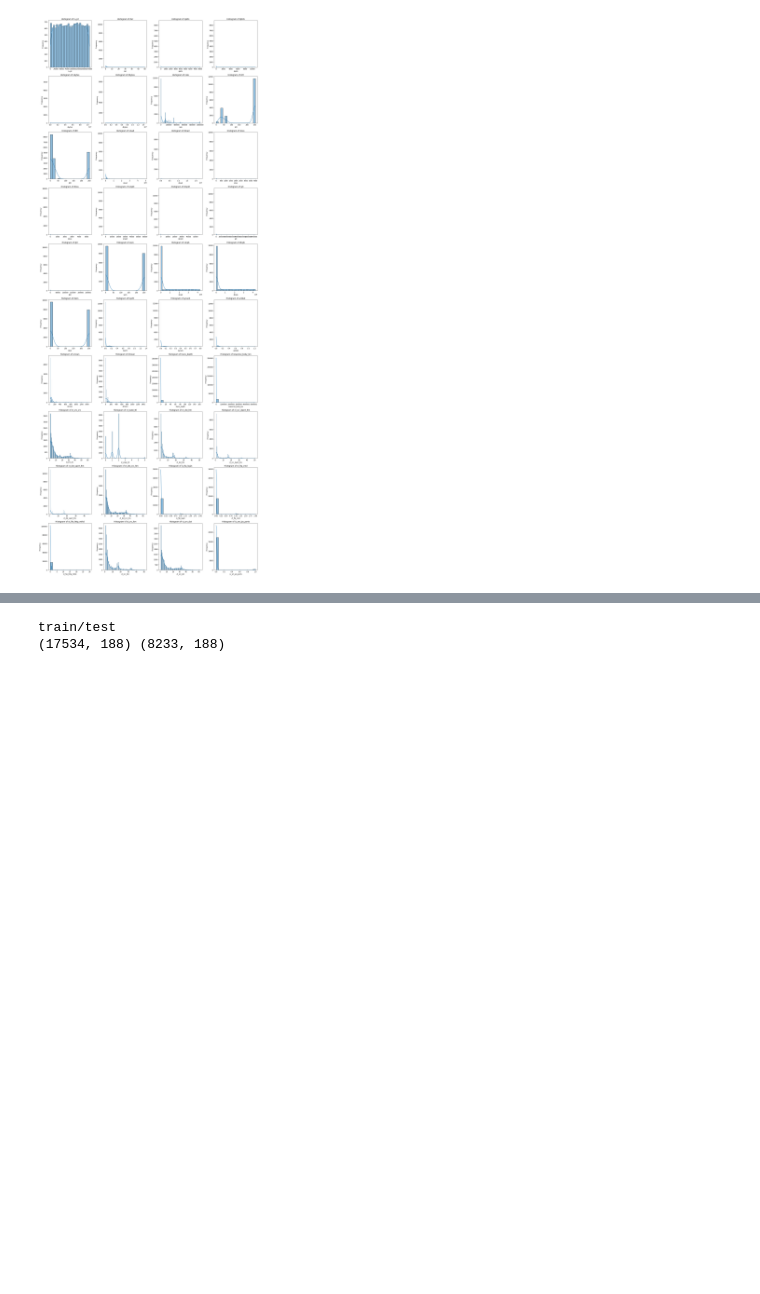
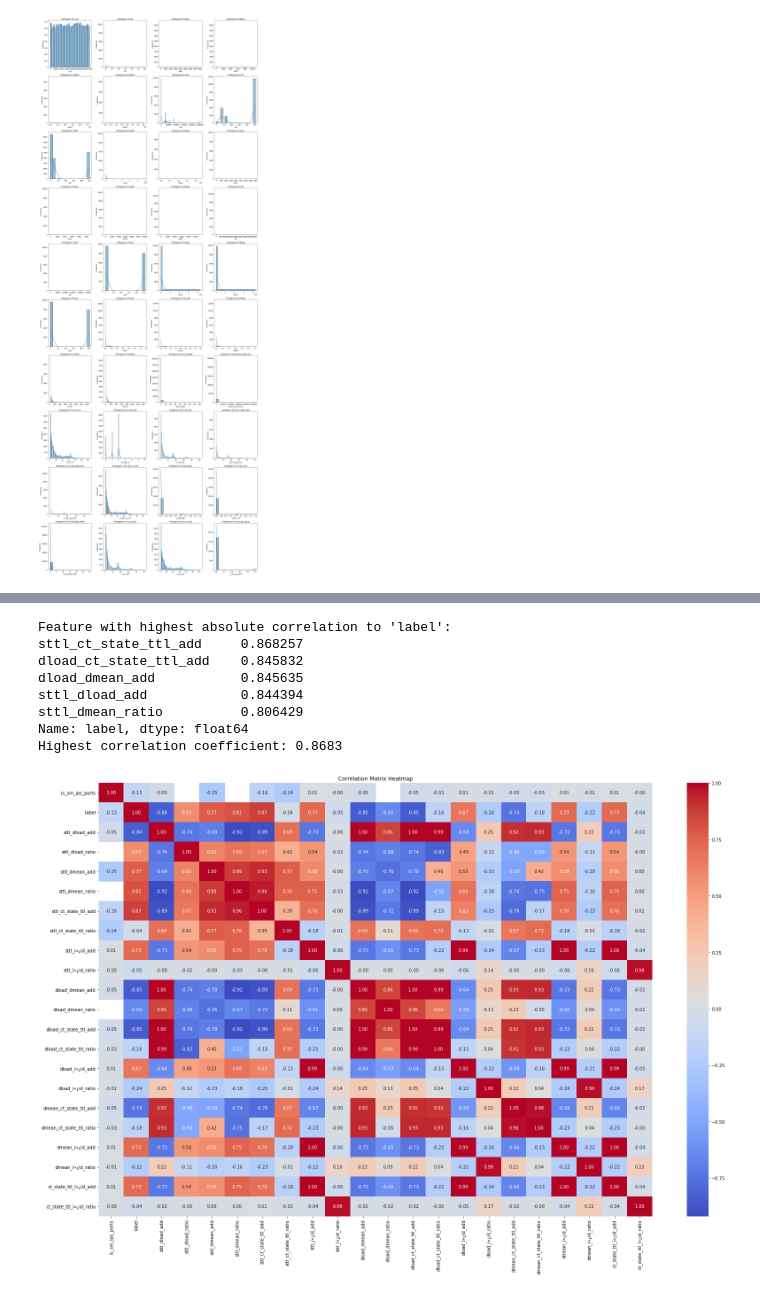
Before and after one commit to Saltizm/Data-mining-group-project, a Jupyter notebook: code.ipynb, the cells around one changed output, grey strips where cells are left out. Saved outputs shown, nothing was run; the diff lists cells and outputs as text; code cells hidden in the pictures; blank space fills up the shorter version.

```diff
--- a/code.ipynb
+++ b/code.ipynb
@@ -503,18 +503,53 @@ Highest correlation coefficient: 0.7278
-# %%
-# one hot encoding
-
-# Combine train and test data for consistent one-hot encoding
-combined_x = pd.concat([binned_x_train, binned_x_test], ignore_index=True)
-
-encoded_combined_x = combined_x.copy()
-for col in non_numerical_cols:
-    encoded_combined_x = col_encoder(encoded_combined_x, col)
-
-# Split back into train and test
-encoded_x_train = encoded_combined_x.iloc[:len(binned_x_train)].copy()
-encoded_x_test = encoded_combined_x.iloc[len(binned_x_train):].copy()
-
-risky_show_shape(encoded_x_train,encoded_x_test)
-# %% [output]
-train/test
-(17534, 188) (8233, 188)
+# %%
+from itertools import combinations
+
+pairs = combinations(top5_features.index, 2)
+
+# Initialize temp with numerical columns from train. Correcting the TypeError here.
+temp = train.select_dtypes(include=[np.number]).copy() # Use .copy() to avoid SettingWithCopyWarning later if modifying
+
+for pair in pairs:
+    feature1, feature2 = pair
+
+    add_trans = Add_feature(feature1, feature2)
+    ratio_trans = Ratio_feature(feature1, feature2)
+
+    # Apply Add_feature and rename the new column to be unique
+    transformed_add = add_trans.fit_transform(temp.copy()) # Use a copy to prevent in-place modification within transformer's fit_transform
+    add_feature_name = f'{feature1}_{feature2}_add'
+    temp[add_feature_name] = transformed_add['new_feature']
+
+    # Apply Ratio_feature and rename the new column to be unique
+    transformed_ratio = ratio_trans.fit_transform(temp.copy()) # Use a copy
+    ratio_feature_name = f'{feature1}_{feature2}_ratio'
+    temp[ratio_feature_name] = transformed_ratio['new_feature']
+
+# After generating all new features, drop the original top5_features columns
+# Correcting the inplace=True issue: assign the result back to temp.
+# Use list() for columns and errors='ignore' to handle cases where top5_features.index might contain columns not in temp.
+temp = temp.drop(columns=numerical_cols[:-1], errors='ignore')
+
+# plot a coefficient matrix for temp
+temp_corr_matrix = temp.corr()
+
+# 3. Plot the heatmap
+label_correlations = temp_corr_matrix['label'].drop('label') # Exclude self-correlation
+top5_features = label_correlations.abs().nlargest(5)
+highest_corr_value = top5_features.max()
+print(f"Feature with highest absolute correlation to 'label': \n{top5_features}")
+print(f"Highest correlation coefficient: {highest_corr_value:.4f}")
+
+plt.figure(figsize=(28, 18)) # Adjust figure size if needed
+sns.heatmap(temp_corr_matrix, annot=True, cmap='coolwarm', fmt=".2f")
+plt.title('Correlation Matrix Heatmap')
+plt.show()
+# %% [output]
+Feature with highest absolute correlation to 'label':
+sttl_ct_state_ttl_add     0.868257
+dload_ct_state_ttl_add    0.845832
+dload_dmean_add           0.845635
+sttl_dload_add            0.844394
+sttl_dmean_ratio          0.806429
+Name: label, dtype: float64
+Highest correlation coefficient: 0.8683
+[figure, added]
```
Also changed, not shown: parts of 14 cells of this notebook.
